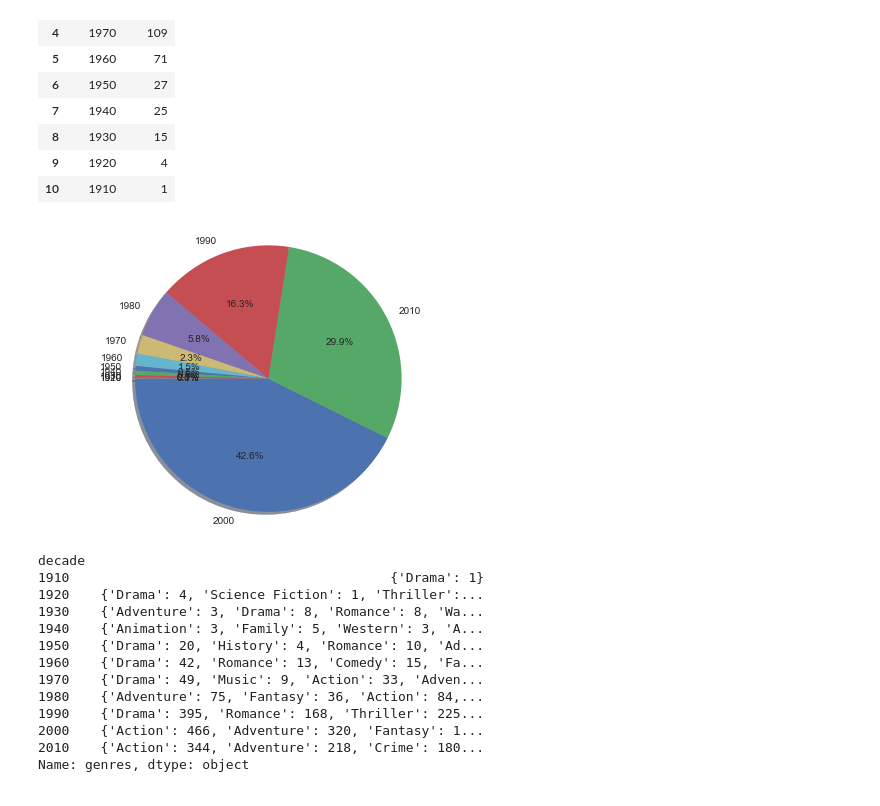
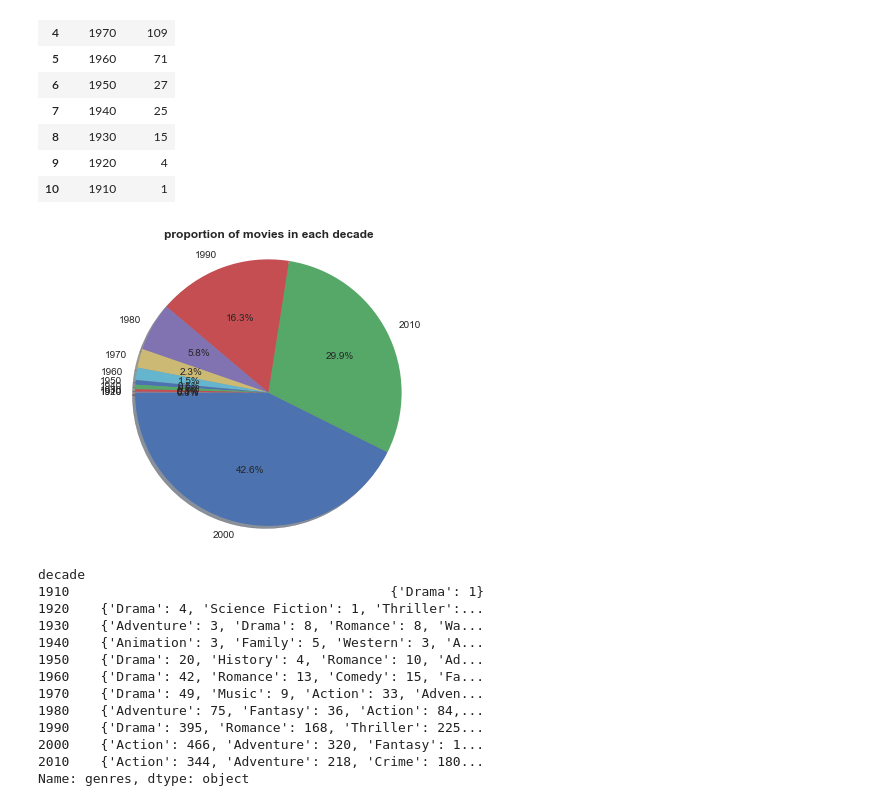
Before and after one commit to Ellana42/projet_info, a Jupyter notebook: rating_movies.ipynb, the cells around one changed output. Saved outputs shown, nothing was run; the diff lists cells and outputs as text; code cells hidden in the pictures.

```diff
--- a/rating_movies.ipynb
+++ b/rating_movies.ipynb
@@ -447,9 +481,10 @@ dec_genre
 # %%
 plt.pie(dec_genre.movies, labels=dec_genre.decades,autopct='%2.1f%%',  startangle=180, shadow=True)
 plt.axis('equal')
+plt.title('proportion of movies in each decade', weight='bold')
 plt.show()
 # %% [output]
-[figure, old version]
+[figure, new version]
 # %%
 decaded_genre = data.groupby(by='decade').agg({'genres':"sum"})['genres'].apply(lambda x : dict(Counter(x)))
 decaded_genre
```
Also changed, not shown: parts of 31 cells of this notebook.
